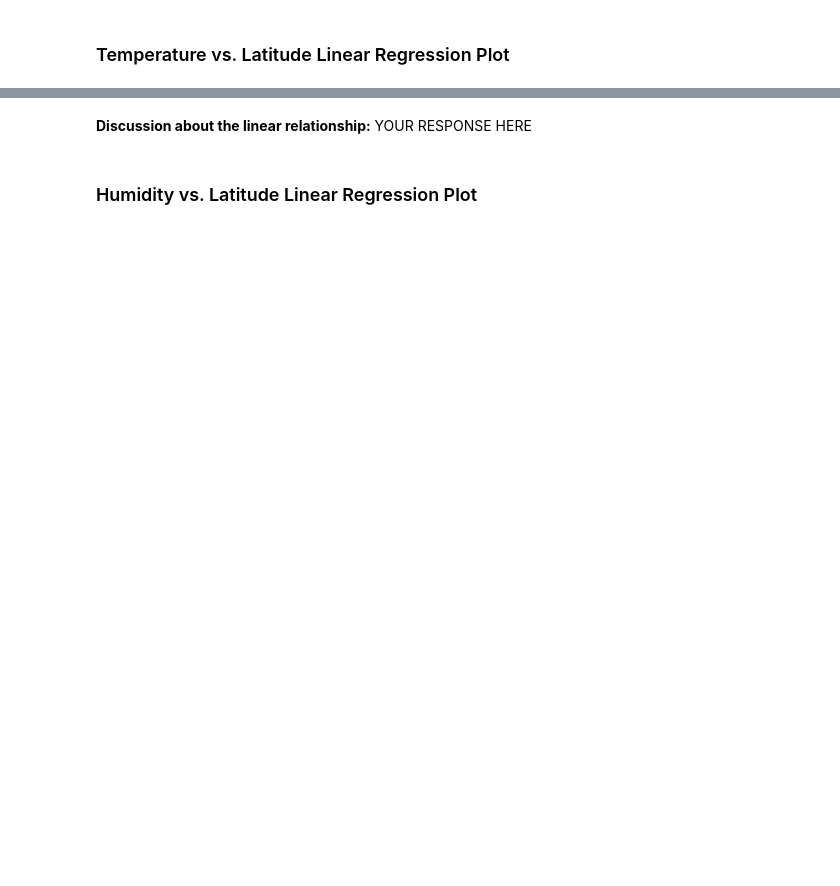
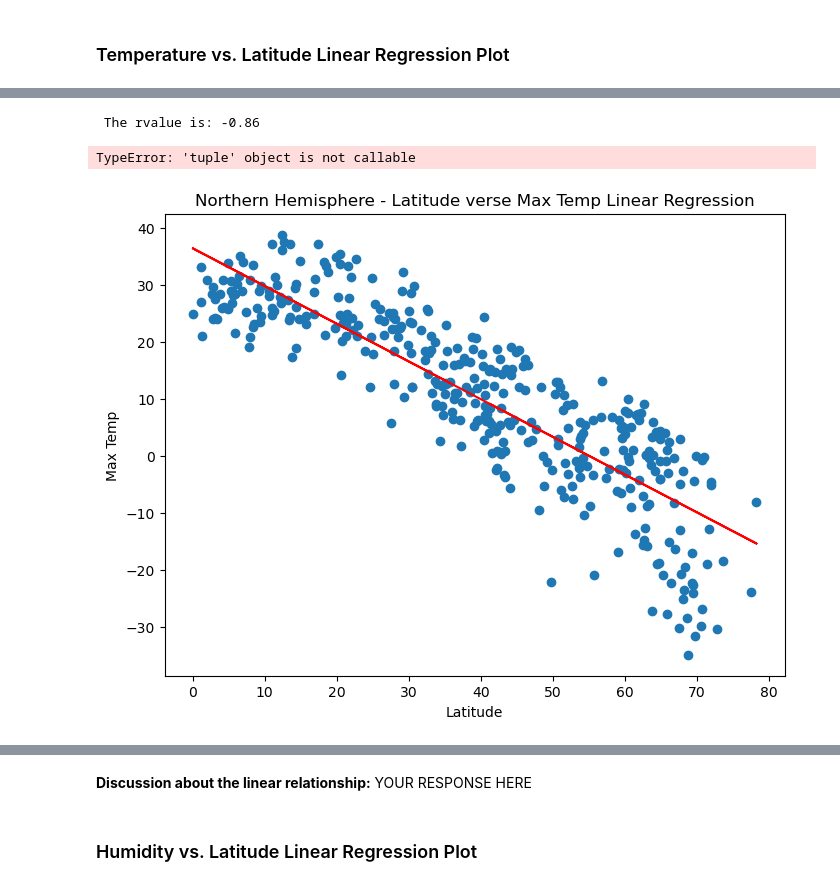
Before and after one commit to Gavin-Toole/Module-6-Python-API-Challenge, a Jupyter notebook: WeatherPy.ipynb, the cells around one changed output, grey strips where cells are left out. Cells and saved outputs as stored; diff of their text form; code cells hidden in the pictures; blank space fills up the shorter version.

```diff
--- a/WeatherPy.ipynb
+++ b/WeatherPy.ipynb
@@ -269,3 +266,25 @@ plt.show()
+# %%
+# Define a function to create Linear Regression plots
+def plot_linear_regression(x_values, y_values, x_label, y_label, hemisphere):
+    # Regression caluculation
+    (slope, intercept, rvalue, pvalue, srderr) = linregress(x_values, y_values)
+
+    # Linean Regression line calucation
+    regress_values = (slope * x_values) + intercept
+    line_eq = f"y = {round(slope ,2)}x +{round(intercept ,2)}"
+    print(f" The rvalue is: {round(rvalue,2)}")
+
+    # create plots
+    fig, axl = plt.subplots(figsize=(8,6))
+    plt.scatter(x_values, y_values)
+    plt.plot(x_values, regress_values, color="red")
+
+    # Show equation on scatter plot
+
+    plt.xlabel(x_label)
+    plt.ylabel(y_label)
+    plt.title(f"{hemisphere} Hemisphere - {x_label} verse {y_label} Linear Regression")
+#     plt.annotate(line_eq, text_coord, color="red")
 # %%
 # Create a DataFrame with the Northern Hemisphere data (Latitude >= 0)
 northern_hemi_df = city_data_df.loc[(city_data_df["Lat"] >= 0)]
@@ -320,0 +333,11 @@ The r-value is: 0.4121057168607245
+# %%
+# Linear regression on Northern Hemisphere
+x_values = northern_hemi_df["Lat"]
+y_values = northern_hemi_df["Max Temp"]
+plot_linear_regression(x_values, y_values, "Latitude", "Max Temp", "Northern")
+plt.annotate(line_eq, (10, 0), color="red")
+plt.show()
+# %% [output]
+ The rvalue is: -0.86
+TypeError: 'tuple' object is not callable
+[figure, added]
```
Also changed, not shown: parts of 27 cells of this notebook, 5 other files.
